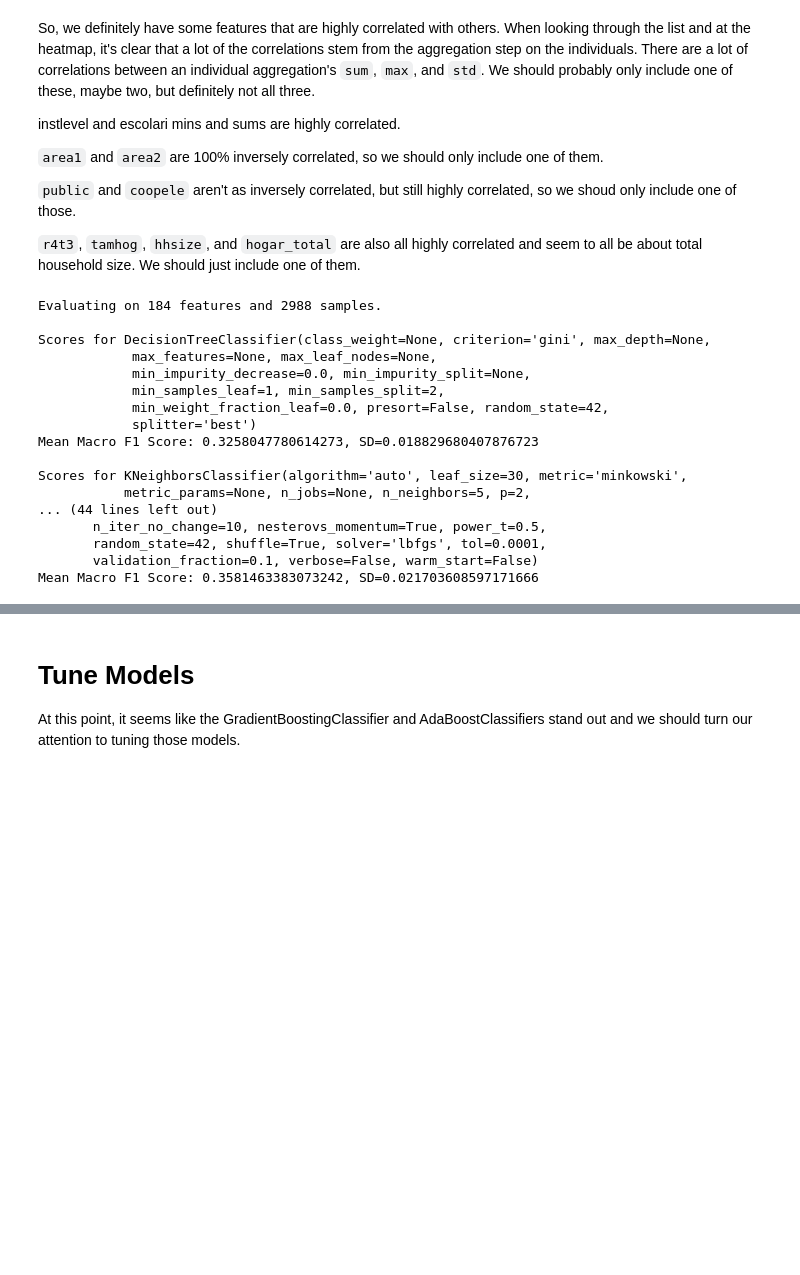
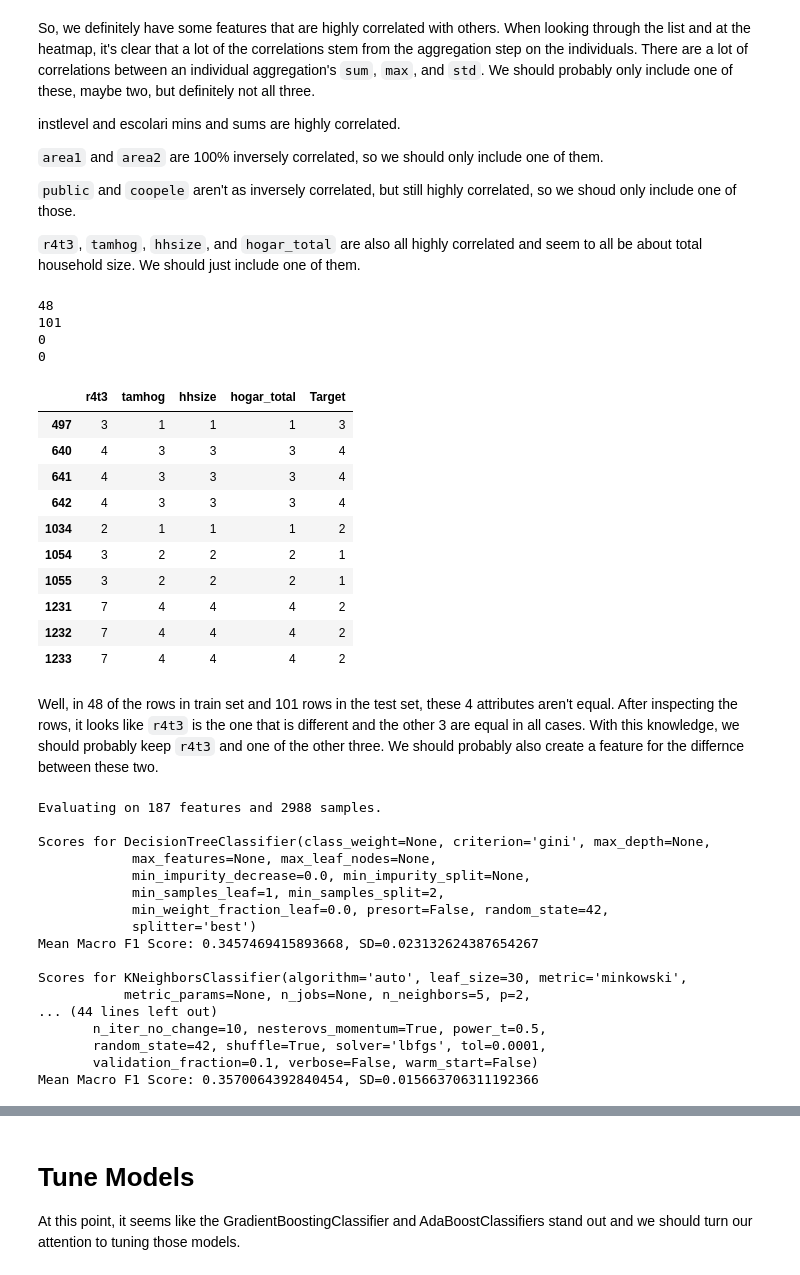
Before and after one commit to treybean/costa-rican-poverty, a Jupyter notebook: notebooks/notebook.ipynb, the cells around one changed output, grey strips where cells are left out. Saved outputs shown, nothing was run; the diff lists cells and outputs as text; code cells hidden in the pictures; blank space fills up the shorter version.

Commit message:
Create some additional features and do a better job of exluding the household size correlated features

```diff
--- a/notebooks/notebook.ipynb
+++ b/notebooks/notebook.ipynb
@@ -1314,9 +1342,36 @@ instlevel and escolari mins and sums are highly correlated.
 `public` and `coopele` aren't as inversely correlated, but still highly correlated, so we shoud only include one of those.
 
 `r4t3`, `tamhog`, `hhsize`, and `hogar_total` are also all highly correlated and seem to all be about total household size. We should just include one of them.
+# %%
+print(len(train.loc[train[['r4t3', 'tamhog', 'hhsize', 'hogar_total']].var(axis=1) != 0, ['r4t3', 'tamhog', 'hhsize', 'hogar_total']]))
+print(len(test.loc[test[['r4t3', 'tamhog', 'hhsize', 'hogar_total']].var(axis=1) != 0, ['r4t3', 'tamhog', 'hhsize', 'hogar_total']]))
+
+print(len(train.loc[train[['tamhog', 'hhsize', 'hogar_total']].var(axis=1) != 0, ['tamhog', 'hhsize', 'hogar_total']]))
+print(len(test.loc[test[['tamhog', 'hhsize', 'hogar_total']].var(axis=1) != 0, ['tamhog', 'hhsize', 'hogar_total']]))
+
+train.loc[train[['r4t3', 'tamhog', 'hhsize', 'hogar_total']].var(axis=1) != 0, ['r4t3', 'tamhog', 'hhsize', 'hogar_total', 'Target']].head(10)
+# %% [output]
+48
+101
+0
+0
+|  | r4t3 | tamhog | hhsize | hogar_total | Target |
+| 497 | 3 | 1 | 1 | 1 | 3 |
+| 640 | 4 | 3 | 3 | 3 | 4 |
+| 641 | 4 | 3 | 3 | 3 | 4 |
+| 642 | 4 | 3 | 3 | 3 | 4 |
+| 1034 | 2 | 1 | 1 | 1 | 2 |
+| 1054 | 3 | 2 | 2 | 2 | 1 |
+| 1055 | 3 | 2 | 2 | 2 | 1 |
+| 1231 | 7 | 4 | 4 | 4 | 2 |
+| 1232 | 7 | 4 | 4 | 4 | 2 |
+| 1233 | 7 | 4 | 4 | 4 | 2 |
+# %% [markdown]
+Well, in 48 of the rows in train set and 101 rows in the test set, these 4 attributes aren't equal. After inspecting the rows, it looks like `r4t3` is the one that is different and the other 3 are equal in all cases. With this knowledge, we should probably keep `r4t3` and one of the other three. We should probably also create a feature for the differnce between these two.
 # %%
 # store this so we can pass it into household extractor
 individual_aggregator = AggregateIndividualFeatures()
+feature_creator = FeatureCreator()
 
 # Create pipeline
 pipeline = make_pipeline(ZerofillRezEscOutOfBounds(),
@@ -1324,9 +1379,11 @@ pipeline = make_pipeline(ZerofillRezEscOutOfBounds(),
                          ZerofillV18q1ForFalseV18Q(),
                          ZerofillV2a1(),
                          TransformYesNoToNumeric(),
+                         feature_creator,
                          OrdinalizeInstlevel(), # Make sure this happens before individual aggregation
                          individual_aggregator,
-                         ExtractHouseholds(individual_aggregator=individual_aggregator),
+                         ExtractHouseholds(individual_aggregator=individual_aggregator,
+                                           feature_creator=feature_creator),
                          FeatureSelector(),
                          SimpleImputer(),
                          MinMaxScaler()
@@ -1338,12 +1395,13 @@ sum_features = [feature for feature in correlated_features_list if feature[-4:]
 max_features = [feature for feature in correlated_features_list if feature[-4:] == '-max']
 std_features = [feature for feature in correlated_features_list if feature[-4:] == '-std']
 
-excluded_features = ['elimbasu5', 'area2', 'coopele', 'hogar_total', 'tamhog', 'r4t3'] + squared_features + sum_features + max_features
+# Keeping r4t3 and hhsize
+excluded_features = ['elimbasu5', 'area2', 'coopele', 'hogar_total', 'tamhog'] + squared_features + sum_features + max_features
 
 evaluator_excluded = ModelEvaluator(pipeline, estimators, excluded_features=excluded_features)
 evaluator_excluded.evaluate()
 # %% [output]
-Evaluating on 184 features and 2988 samples.
+Evaluating on 187 features and 2988 samples.
 
 Scores for DecisionTreeClassifier(class_weight=None, criterion='gini', max_depth=None,
             max_features=None, max_leaf_nodes=None,
@@ -1351,7 +1409,7 @@ Scores for DecisionTreeClassifier(class_weight=None, criterion='gini', max_depth
             min_samples_leaf=1, min_samples_split=2,
             min_weight_fraction_leaf=0.0, presort=False, random_state=42,
             splitter='best')
-Mean Macro F1 Score: 0.3258047780614273, SD=0.018829680407876723
+Mean Macro F1 Score: 0.3457469415893668, SD=0.023132624387654267
 
 Scores for KNeighborsClassifier(algorithm='auto', leaf_size=30, metric='minkowski',
            metric_params=None, n_jobs=None, n_neighbors=5, p=2,
@@ -1359,7 +1417,7 @@ Scores for KNeighborsClassifier(algorithm='auto', leaf_size=30, metric='minkowsk
        n_iter_no_change=10, nesterovs_momentum=True, power_t=0.5,
        random_state=42, shuffle=True, solver='lbfgs', tol=0.0001,
        validation_fraction=0.1, verbose=False, warm_start=False)
-Mean Macro F1 Score: 0.3581463383073242, SD=0.021703608597171666
+Mean Macro F1 Score: 0.3570064392840454, SD=0.015663706311192366
 # %%
 def select_important_features(feature_importances, threshold=0.9):
     total_importance = 0
```
Also changed, not shown: parts of 10 cells of this notebook.
